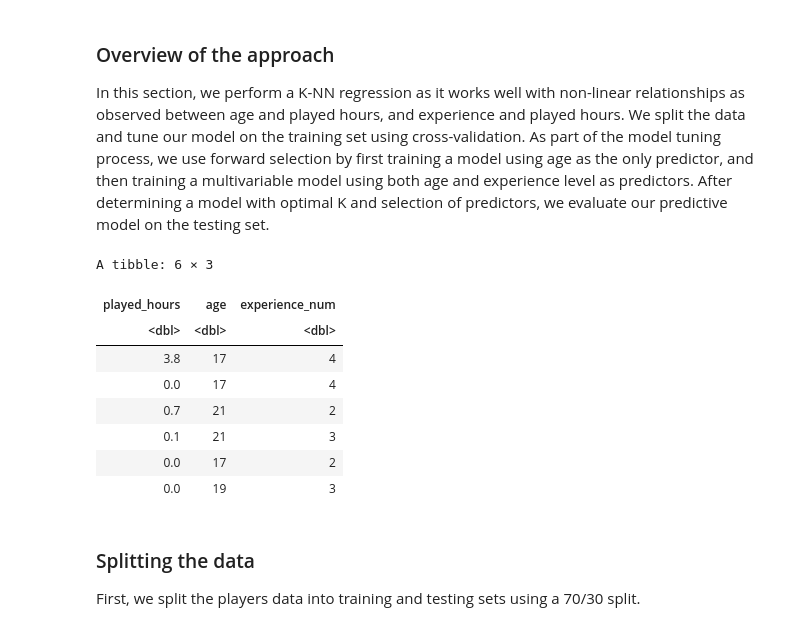
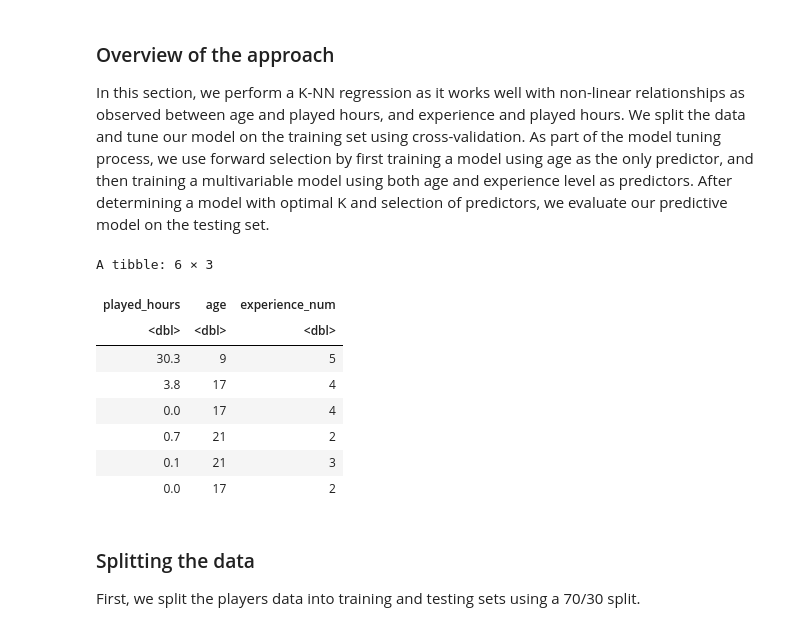
Before and after one commit to Sen550/dsci100-project, a Jupyter notebook: final_projectreport.ipynb, the cells around one changed output. Saved outputs shown, nothing was run; the diff lists cells and outputs as text; code cells hidden in the pictures.

```diff
--- a/final_projectreport.ipynb
+++ b/final_projectreport.ipynb
@@ -270,22 +262,22 @@ From preliminary investigations, it was noted that experience and age may have t
 
 In this section, we perform a K-NN regression as it works well with non-linear relationships as observed between age and played hours, and experience and played hours. We split the data and tune our model on the training set using cross-validation. As part of the model tuning process, we use forward selection by first training a model using age as the only predictor, and then training a multivariable model using both age and experience level as predictors. After determining a model with optimal K and selection of predictors, we evaluate our predictive model on the testing set.
 # %%
-# Select variables of interest, remove outliers
+# Select variables of interest, remove age outliers
 players_final <- transformed_players |>
 select(played_hours, age, experience_num) |>
-    filter(age <= 90 & played_hours <= 6)
+    filter(age <= 90)
 
 head(players_final)
 # %% [output]
 A tibble: 6 × 3
 | played_hours | age | experience_num |
 | <dbl> | <dbl> | <dbl> |
+| 30.3 | 9 | 5 |
 | 3.8 | 17 | 4 |
 | 0.0 | 17 | 4 |
 | 0.7 | 21 | 2 |
 | 0.1 | 21 | 3 |
 | 0.0 | 17 | 2 |
-| 0.0 | 19 | 3 |
 # %% [markdown]
 ### Splitting the data
 
```
Also changed, not shown: parts of 10 cells of this notebook.
